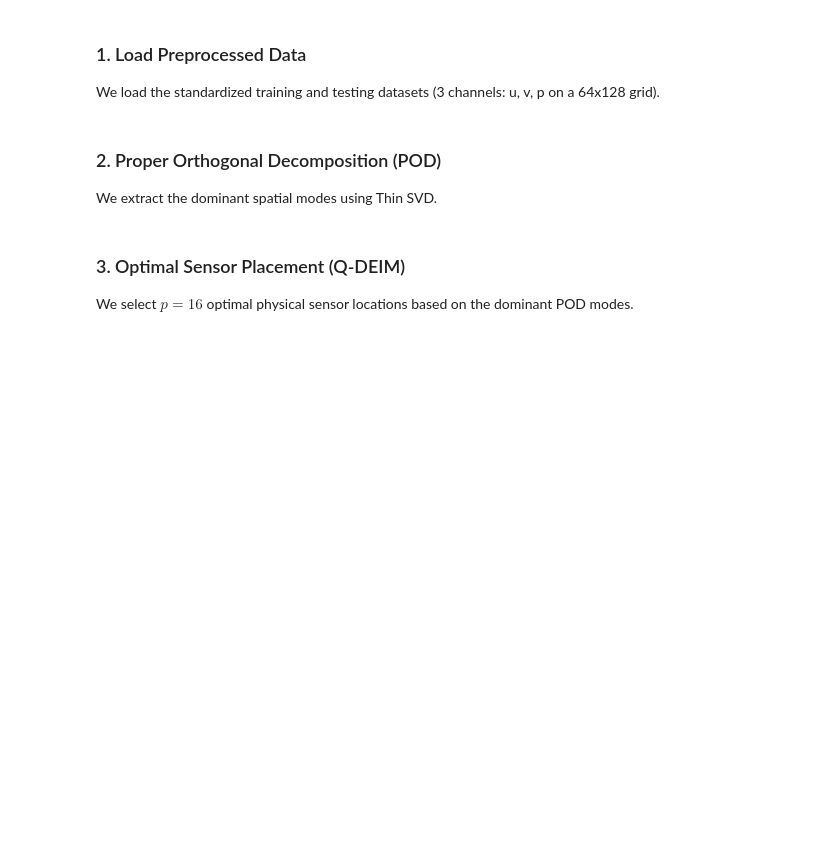
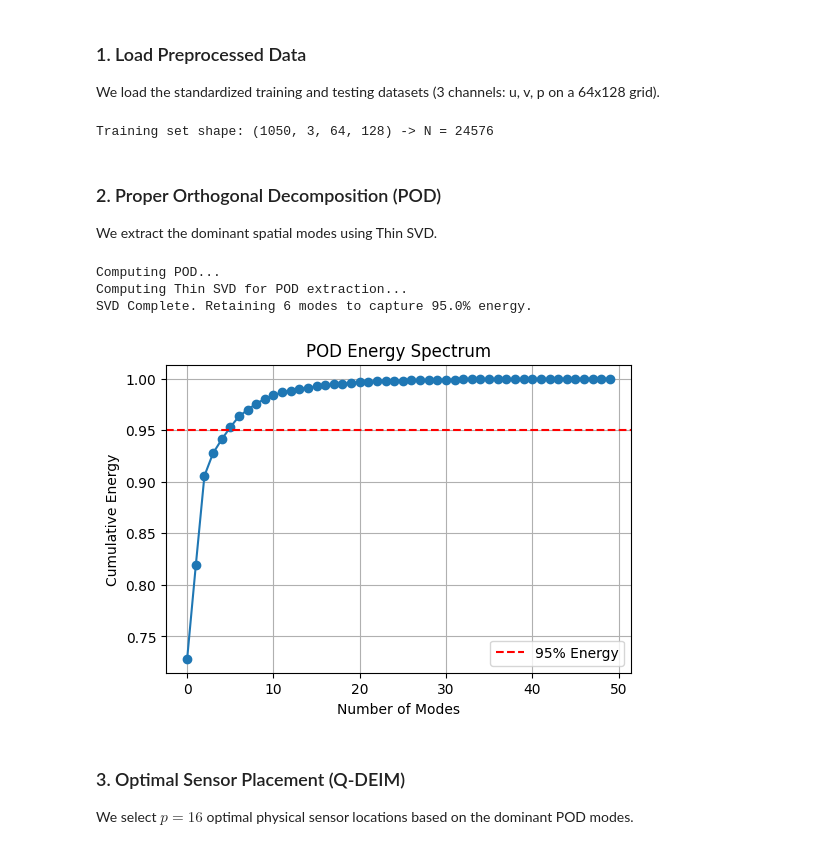
Before and after one commit to vedantlohare/sparse-sensor-reconstruction-of-aerodynamic-flow-fields, a Jupyter notebook: notebooks/full_walkthrough.ipynb, the cells around one changed output. Saved outputs shown, nothing was run; the diff lists cells and outputs as text; code cells hidden in the pictures; blank space fills up the shorter version.

```diff
--- a/notebooks/full_walkthrough.ipynb
+++ b/notebooks/full_walkthrough.ipynb
@@ -37,22 +37,34 @@ print(f"Training set shape: {X_train.shape} -> N = {N}")
 # Flatten spatial dimensions for ROM (Shape: N x M)
 X_train_flat = X_train.reshape(M_train, N).T
 X_test_flat = X_test.reshape(X_test.shape[0], N).T
+
+# Mean centering for POD
+mean_flow = np.mean(X_train_flat, axis=1, keepdims=True)
+X_train_fluct = X_train_flat - mean_flow
+X_test_fluct = X_test_flat - mean_flow
+# %% [output]
+Training set shape: (1050, 3, 64, 128) -> N = 24576
 # %% [markdown]
 ### 2. Proper Orthogonal Decomposition (POD)
 We extract the dominant spatial modes using Thin SVD.
 # %%
 print("Computing POD...")
-Phi, S, r, cum_energy = compute_pod(X_train_flat, energy_threshold=0.95)
+Phi, S, r, cum_energy = compute_pod(X_train_fluct, energy_threshold=0.95)
 
 plt.figure(figsize=(6, 4))
 plt.plot(cum_energy[:50], marker='o')
 plt.axhline(y=0.95, color='r', linestyle='--', label='95% Energy')
 plt.xlabel('Number of Modes')
 plt.ylabel('Cumulative Energy')
 plt.title('POD Energy Spectrum')
 plt.legend()
 plt.grid(True)
 plt.show()
+# %% [output]
+Computing POD...
+Computing Thin SVD for POD extraction...
+SVD Complete. Retaining 6 modes to capture 95.0% energy.
+[figure, added]
 # %% [markdown]
 ### 3. Optimal Sensor Placement (Q-DEIM)
 We select $p=16$ optimal physical sensor locations based on the dominant POD modes.
```
Also changed, not shown: parts of 2 cells of this notebook, 2 other files.
